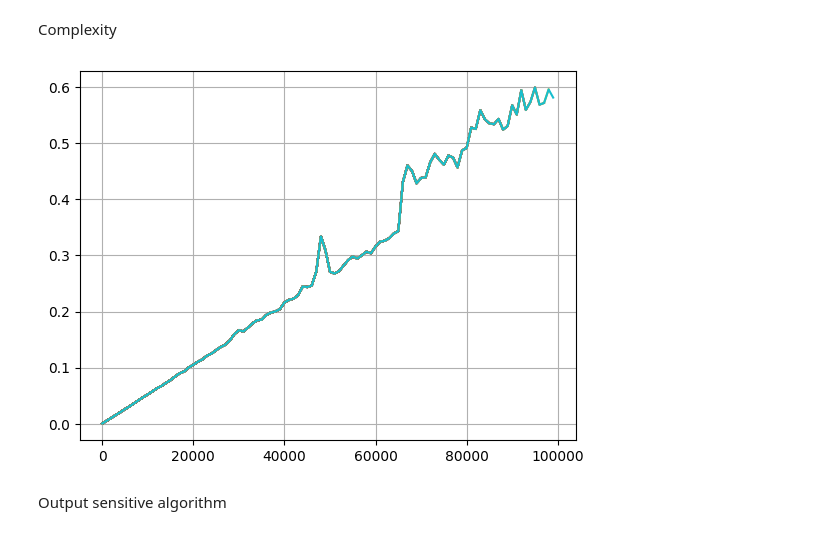
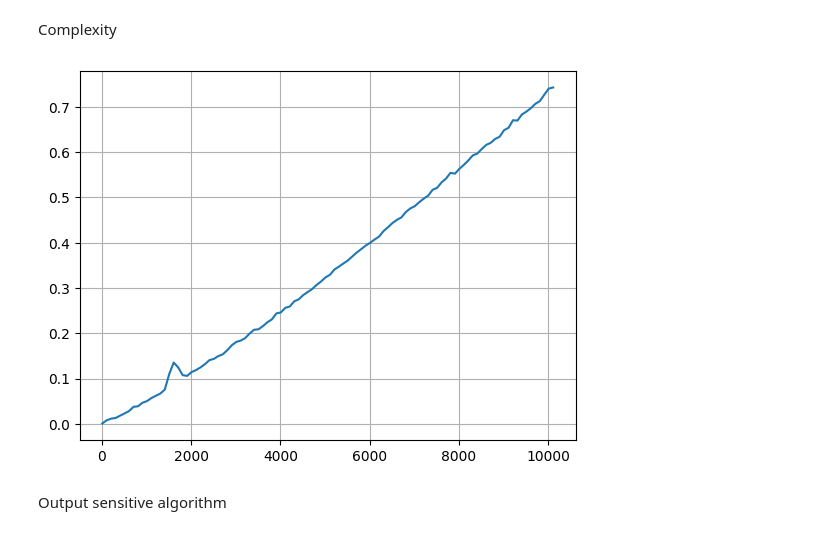
Before and after one commit to jacedoir/INF421_PI_Project, a Jupyter notebook: project.ipynb, the cells around one changed output. Drawn from its saved outputs; the diff is of its cells as text; code cells hidden in the pictures.

```diff
--- a/project.ipynb
+++ b/project.ipynb
@@ -54,3 +60,19 @@ Sweeping
 # %%
 def sort(L):
     return L[L[:,0].argsort()]
+# %%
+def tri_fusion(L):
+    if np.size(L, axis=0) == 1:
+        return L
+    else:
+        return fusion(tri_fusion(np.copy(L[:np.size(L, axis=0)//2,:])) , tri_fusion(np.copy(L[np.size(L, axis=0)//2:,:])))
+
+def fusion(A,B):
+    if np.size(A, axis=0) == 0:
+        return B
+    elif np.size(B, axis=0) == 0:
+        return A
+    elif A[0][0] <= B[0][0]:
+        return np.append(np.array([A[0]]), fusion(A[1:,:],B), axis=0)
+    else:
+        return np.append(np.array([B[0]]), fusion(B[1:,:],A), axis=0)
@@ -145,26 +191,40 @@ def affichage_chaine(Dataset):
 # %% [markdown]
 Complexity
 # %%
-def print_complexity(upper_limite):
+def print_complexity():
+    i=int(1)
+    s=int(1e2)
+    step=5*int(1e1)
+
+    i2=int(1e2)
+    s2=int(1e4)
+    step2=int(1e2)
+
+    i3=int(1e4)
+    s3=int(1e6)
+    step3=2*int(1e4)
+
+    R=list(range(i,s,step))+list(range(i2,s2,step2))+list(range(i3,s3,step3))
+
     n = []
     time_table = []
-    for i in range(10, upper_limite,1000):
+    for i in tqdm(range(10,10200,100)):
         t_init = time.time()
         A = generateA(i)
-        A = sort(A)
+        A = tri_fusion(A)
         chain_lower = sweeping_algorithm_lower(A)
         chain_upper = sweeping_algorithm_upper(A)
         t_final = time.time()
         n.append(i)
         time_table.append(t_final-t_init)
 
-        plt.plot(n, time_table)
+    plt.plot(n, time_table)
     plt.grid()
     plt.show()
 
-print_complexity(100000)
+print_complexity()
 # %% [output]
-[figure, old version]
+[figure, new version]
 # %% [markdown]
 Output sensitive algorithm
 # %%
```
Also changed, not shown: parts of 5 cells of this notebook.
